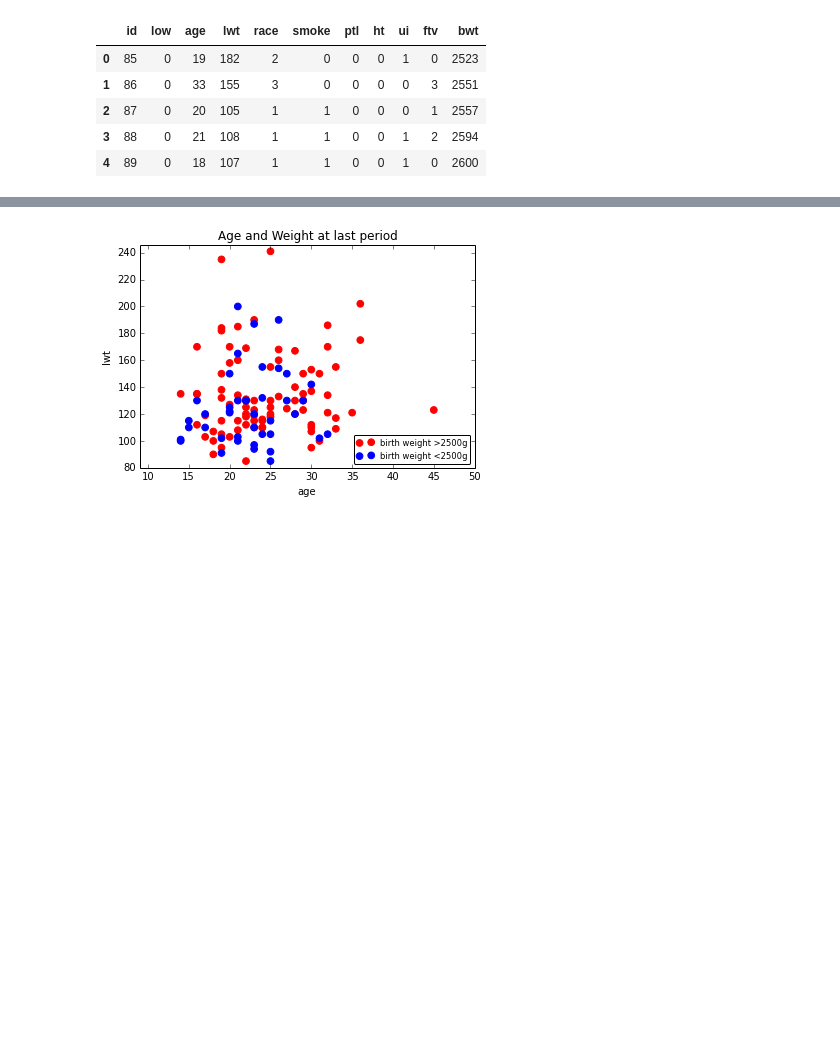
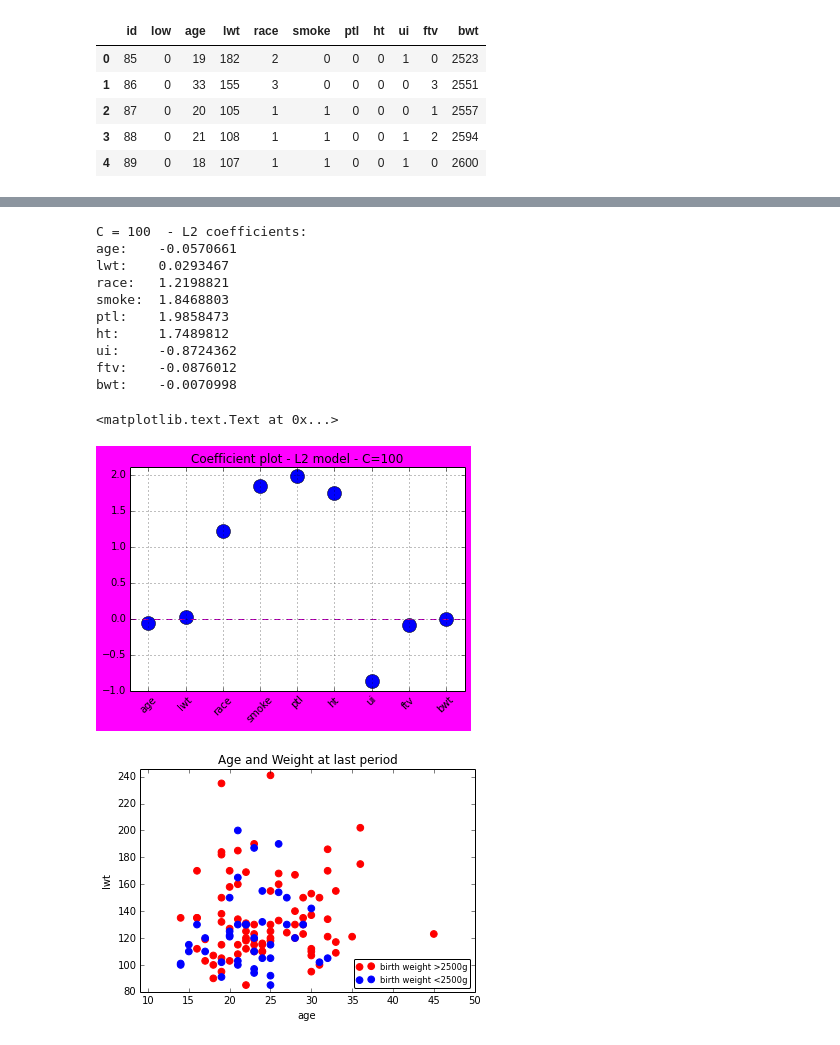
Before and after one commit to Gabya06/datascience, a Jupyter notebook: LogisticRegression/LogisticRegression-LowBirthWeight.ipynb, the cells around one changed output, grey strips where cells are left out. Cells and saved outputs as stored; diff of their text form; code cells hidden in the pictures; blank space fills up the shorter version.

```diff
--- a/LogisticRegression/LogisticRegression-LowBirthWeight.ipynb
+++ b/LogisticRegression/LogisticRegression-LowBirthWeight.ipynb
@@ -115,3 +206,36 @@ Number of incorrect predictions:  1.0
+# %%
+#L1_v2: model for Logistic Regression - use L1 Penalty for sparse coefficients - C = .01
+l2_v2 = linear_model.LogisticRegression(penalty ='l2', C=100, fit_intercept = True)
+# fit l1_v2 model to data
+l2_v2.fit(x,y)
+# print L1_v2 coefficients
+print('C =',l2_v2.C, ' - L2 coefficients:')
+for name, value in zip(x.columns, l2_v2.coef_[0]):
+    print('{0}:\t{1:.7f}'.format(name, value))
+# get coefficients from L2_v2 model
+coefs_l2_v2 = l2_v2.coef_[0]
+# plot coefficients of L1 model and
+fig3 = pyplot.figure(facecolor='magenta')
+pyplot.plot(coefs_l2_v2, 'ro', markerfacecolor='blue', markersize=14)
+pyplot.xlim(-0.5, 8.5)
+pyplot.ylim(-1.0, 2.1)
+pyplot.xticks(range(len(coefs_l2_v2)), x.columns.values, rotation=45)
+pyplot.axhline(0, color='m', linestyle='--')
+pyplot.grid()
+pyplot.title('Coefficient plot - L2 model - C='+ str(l2_v2.C))
+# %% [output]
+C = 100  - L2 coefficients:
+age:    -0.0570661
+lwt:    0.0293467
+race:   1.2198821
+smoke:  1.8468803
+ptl:    1.9858473
+ht:     1.7489812
+ui:     -0.8724362
+ftv:    -0.0876012
+bwt:    -0.0070998
+<matplotlib.text.Text at 0x...>
+[figure, added]
 # %%
 # dataframe for age & lwt (age at last period)
 x_agelwt = x.loc[:, ['age','lwt']]
```
Also changed, not shown: parts of 21 cells of this notebook.
